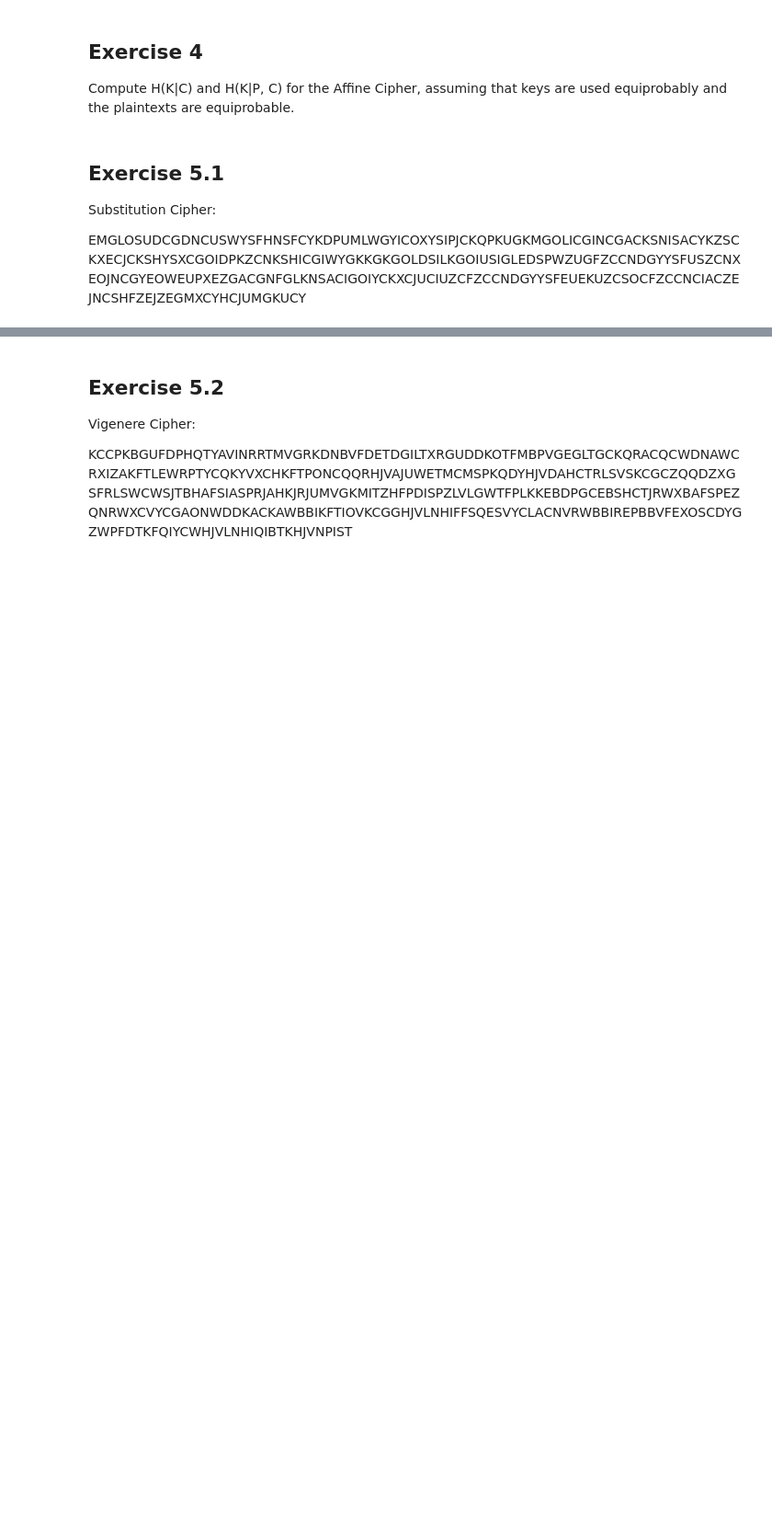
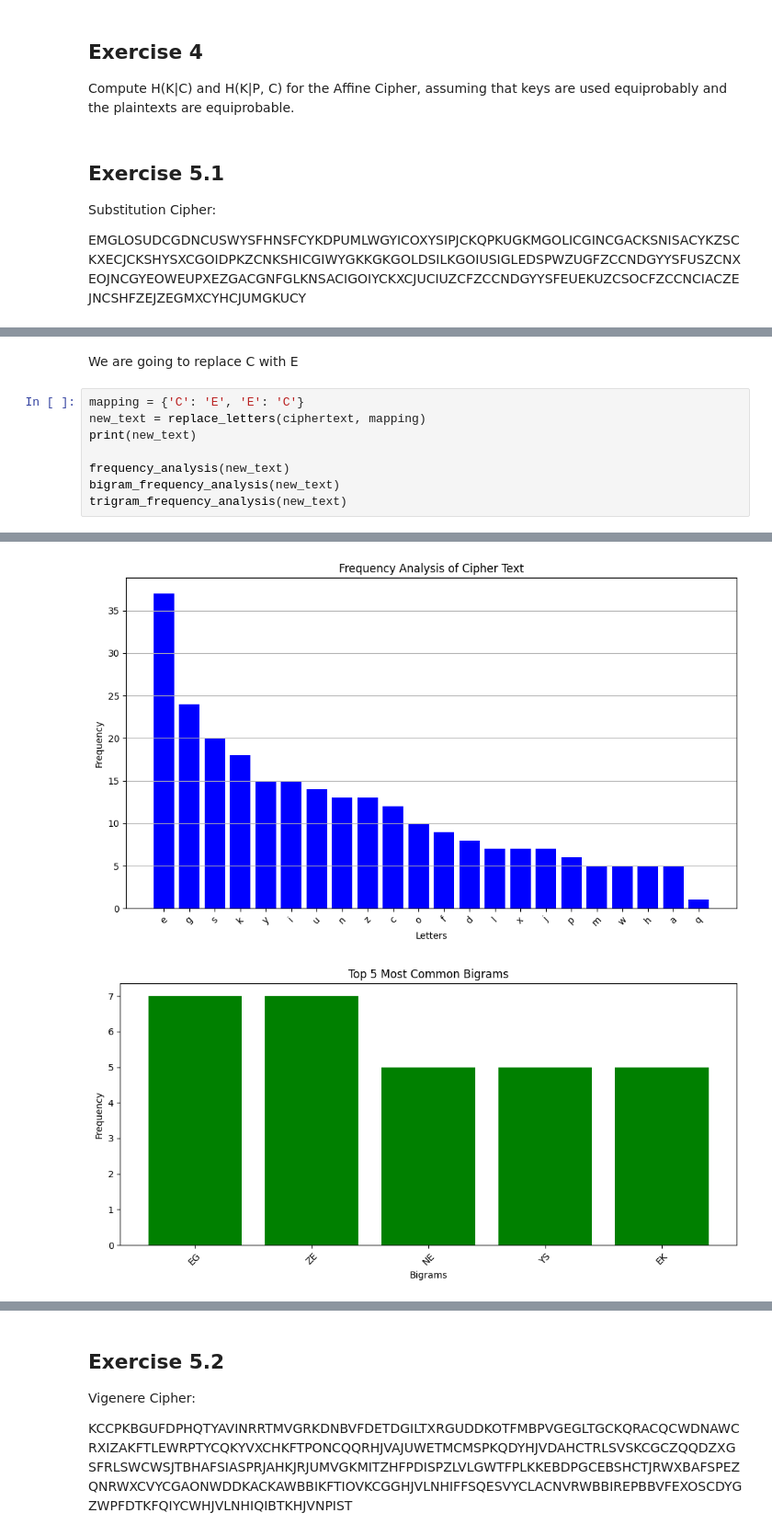
Before and after one commit to SebastianNavarro/cmp-5006-fall24-snavarro, a Jupyter notebook: Homework1_notebook.ipynb, the cells around one changed output, grey strips where cells are left out. Shown at 92% size. Drawn from its saved outputs; the diff is of its cells as text; blank space fills up the shorter version.

```diff
--- a/Homework1_notebook.ipynb
+++ b/Homework1_notebook.ipynb
@@ -97,0 +369,11 @@ EMGLOSUDCGDNCUSWYSFHNSFCYKDPUMLWGYICOXYSIPJCKQPKUGKMGOLICGINCGACKSNISACYKZSCKXEC
+# %% [markdown]
+We are going to replace C with E
+# %%
+mapping = {'C': 'E', 'E': 'C'}
+new_text = replace_letters(ciphertext, mapping)
+print(new_text)
+
+frequency_analysis(new_text)
+bigram_frequency_analysis(new_text)
+trigram_frequency_analysis(new_text)
+# %% [output]
@@ -97,0 +381,2 @@ EMGLOSUDCGDNCUSWYSFHNSFCYKDPUMLWGYICOXYSIPJCKQPKUGKMGOLICGINCGACKSNISACYKZSCKXEC
+[figure, added]
+[figure, added]
```
Also changed, not shown: parts of 33 cells of this notebook.
